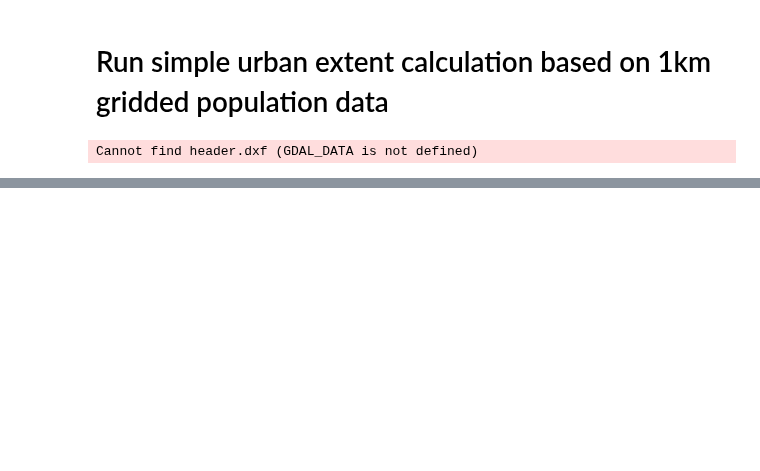
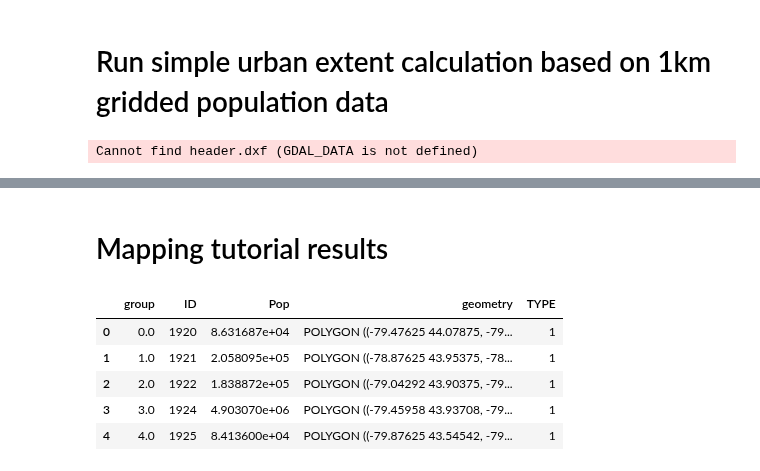
Before and after one commit to worldbank/GOSTurban, a Jupyter notebook: Notebooks/Tutorials/UrbanAreas_tutorials.ipynb, the cells around one changed output, grey strips where cells are left out. Saved outputs shown, nothing was run; the diff lists cells and outputs as text; code cells hidden in the pictures; blank space fills up the shorter version.

```diff
--- a/Notebooks/Tutorials/UrbanAreas_tutorials.ipynb
+++ b/Notebooks/Tutorials/UrbanAreas_tutorials.ipynb
@@ -53,3 +64,5 @@ hd_urban_extents = urban_calculator.calculateUrban(densVal=1500, totalPopThresh=
 # %%
 urban_extents.to_file(out_urban, driver="GeoJSON")
 hd_urban_extents.to_file(out_hd_urban, driver="GeoJSON")
+# %% [markdown]
+# Mapping tutorial results
@@ -55,0 +71,16 @@ hd_urban_extents.to_file(out_hd_urban, driver="GeoJSON")
+# %%
+# Read in urban extents
+hd_urban_extents = gpd.read_file(out_hd_urban)
+hd_urban_extents['TYPE'] = 1
+urban_extents = gpd.read_file(out_urban)
+urban_extents['TYPE'] = 0
+
+combo_extents = pd.concat([hd_urban_extents, urban_extents])
+combo_extents.head()
+# %% [output]
+|  | group | ID | Pop | geometry | TYPE |
+| 0 | 0.0 | 1920 | 8.631687e+04 | POLYGON ((-79.47625 44.07875, -79... | 1 |
+| 1 | 1.0 | 1921 | 2.058095e+05 | POLYGON ((-78.87625 43.95375, -78... | 1 |
+| 2 | 2.0 | 1922 | 1.838872e+05 | POLYGON ((-79.04292 43.90375, -79... | 1 |
+| 3 | 3.0 | 1924 | 4.903070e+06 | POLYGON ((-79.45958 43.93708, -79... | 1 |
+| 4 | 4.0 | 1925 | 8.413600e+04 | POLYGON ((-79.87625 43.54542, -79... | 1 |
```
Also changed, not shown: parts of 7 cells of this notebook, 12 other files.
